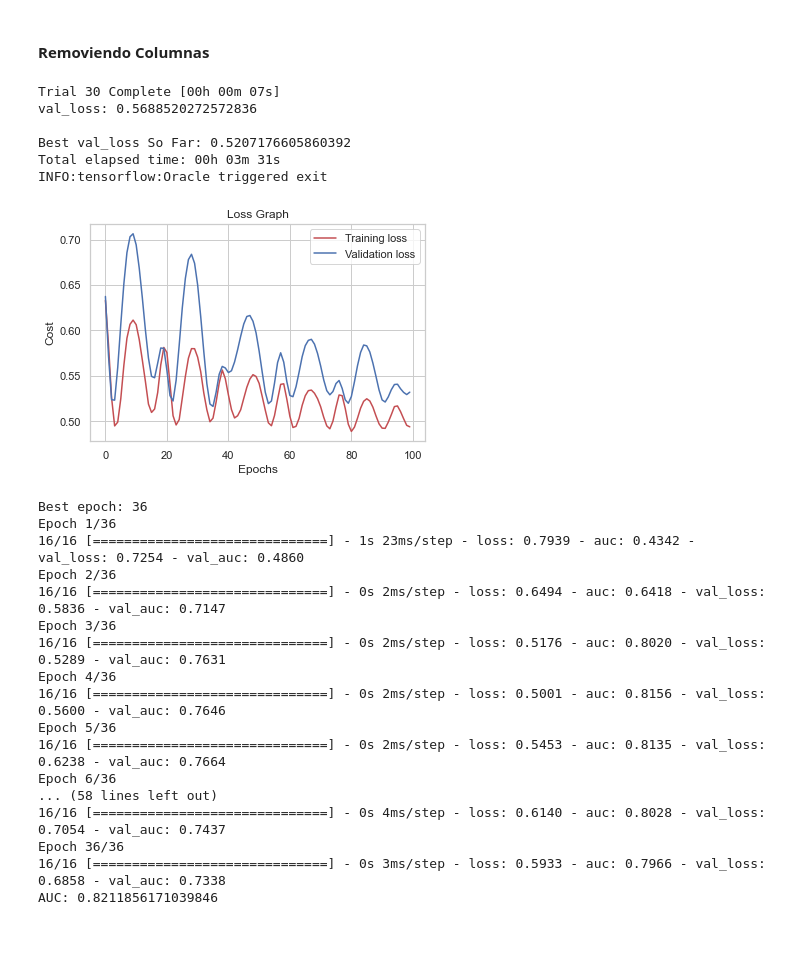
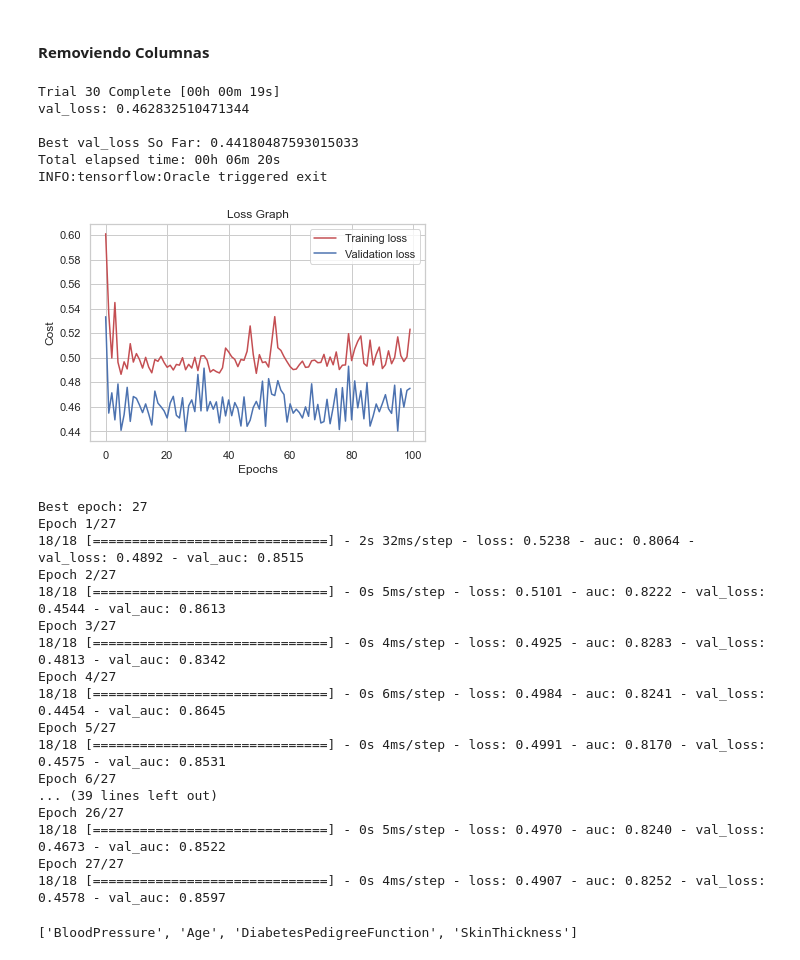
Before and after one commit to matifrancois/DeepLearning_Project2, a Jupyter notebook: Ej1/ej1__33.ipynb, the cells around one changed output. Saved outputs shown, nothing was run; the diff lists cells and outputs as text; code cells hidden in the pictures.

```diff
--- a/Ej1/ej1__33.ipynb
+++ b/Ej1/ej1__33.ipynb
@@ -561,34 +567,47 @@ Positive Predictive Value: tf.Tensor(0.47368420803324096, shape=(), dtype=float6
 Negative Predictive Value: tf.Tensor(0.7647058808535179, shape=(), dtype=float64)
 # %% [markdown]
 #### Removiendo Columnas
-# %%
-predictorRemCols = DiabetesPredictor(train_df,'rem_cols_predictor' ,replaceNulls=True, nullColumns=['Glucose','BMI'], columnsToRemove=['BloodPressure', 'SkinThickness', 'DiabetesPedigreeFunction', 'Pregnancies', 'Age'])
-
-predictorRemCols.train_model()
-aucRemCols = predictorRemCols.validate_model()
-print('AUC: ' + str(aucRemCols))
-# %% [output]
-Trial 30 Complete [00h 00m 07s]
-val_loss: 0.5688520272572836
-
-Best val_loss So Far: 0.5207176605860392
-Total elapsed time: 00h 03m 31s
-INFO:tensorflow:Oracle triggered exit
-[figure, removed]
-Best epoch: 36
-Epoch 1/36
-16/16 [==============================] - 1s 23ms/step - loss: 0.7939 - auc: 0.4342 - val_loss: 0.7254 - val_auc: 0.4860
-Epoch 2/36
-16/16 [==============================] - 0s 2ms/step - loss: 0.6494 - auc: 0.6418 - val_loss: 0.5836 - val_auc: 0.7147
-Epoch 3/36
-16/16 [==============================] - 0s 2ms/step - loss: 0.5176 - auc: 0.8020 - val_loss: 0.5289 - val_auc: 0.7631
-Epoch 4/36
-16/16 [==============================] - 0s 2ms/step - loss: 0.5001 - auc: 0.8156 - val_loss: 0.5600 - val_auc: 0.7646
-Epoch 5/36
-16/16 [==============================] - 0s 2ms/step - loss: 0.5453 - auc: 0.8135 - val_loss: 0.6238 - val_auc: 0.7664
-Epoch 6/36
-... (58 lines left out)
-16/16 [==============================] - 0s 4ms/step - loss: 0.6140 - auc: 0.8028 - val_loss: 0.7054 - val_auc: 0.7437
-Epoch 36/36
-16/16 [==============================] - 0s 3ms/step - loss: 0.5933 - auc: 0.7966 - val_loss: 0.6858 - val_auc: 0.7338
-AUC: 0.8211856171039846
+# %%
+bestAuc = aucRepNulls
+tryRemovingCols = ['BloodPressure', 'Age', 'DiabetesPedigreeFunction', 'Pregnancies', 'SkinThickness']
+removeCols = []
+removeColsAuc = []
+nullCols = ['Glucose','BloodPressure','SkinThickness','BMI']
+
+for col in tryRemovingCols:
+    print(col)
+	pred = DiabetesPredictor(df,col ,replaceNulls=True, nullColumns=nullCols, columnsToRemove=[col])
+	pred.train_model()
+	aucR = pred.validate_model()
+	if (aucR>bestAuc):
+		removeCols.append(col)
+        removeColsAuc.append(aucR)
+# %% [output]
+Trial 30 Complete [00h 00m 19s]
+val_loss: 0.462832510471344
+
+Best val_loss So Far: 0.44180487593015033
+Total elapsed time: 00h 06m 20s
+INFO:tensorflow:Oracle triggered exit
+[figure, added]
+Best epoch: 27
+Epoch 1/27
+18/18 [==============================] - 2s 32ms/step - loss: 0.5238 - auc: 0.8064 - val_loss: 0.4892 - val_auc: 0.8515
+Epoch 2/27
+18/18 [==============================] - 0s 5ms/step - loss: 0.5101 - auc: 0.8222 - val_loss: 0.4544 - val_auc: 0.8613
+Epoch 3/27
+18/18 [==============================] - 0s 4ms/step - loss: 0.4925 - auc: 0.8283 - val_loss: 0.4813 - val_auc: 0.8342
+Epoch 4/27
+18/18 [==============================] - 0s 6ms/step - loss: 0.4984 - auc: 0.8241 - val_loss: 0.4454 - val_auc: 0.8645
+Epoch 5/27
+18/18 [==============================] - 0s 4ms/step - loss: 0.4991 - auc: 0.8170 - val_loss: 0.4575 - val_auc: 0.8531
+Epoch 6/27
+... (39 lines left out)
+Epoch 26/27
+18/18 [==============================] - 0s 5ms/step - loss: 0.4970 - auc: 0.8240 - val_loss: 0.4673 - val_auc: 0.8522
+Epoch 27/27
+18/18 [==============================] - 0s 4ms/step - loss: 0.4907 - auc: 0.8252 - val_loss: 0.4578 - val_auc: 0.8597
+# %%
+print(removeCols)
+# %% [output]
+['BloodPressure', 'Age', 'DiabetesPedigreeFunction', 'SkinThickness']
```
Also changed, not shown: parts of 15 cells of this notebook.
